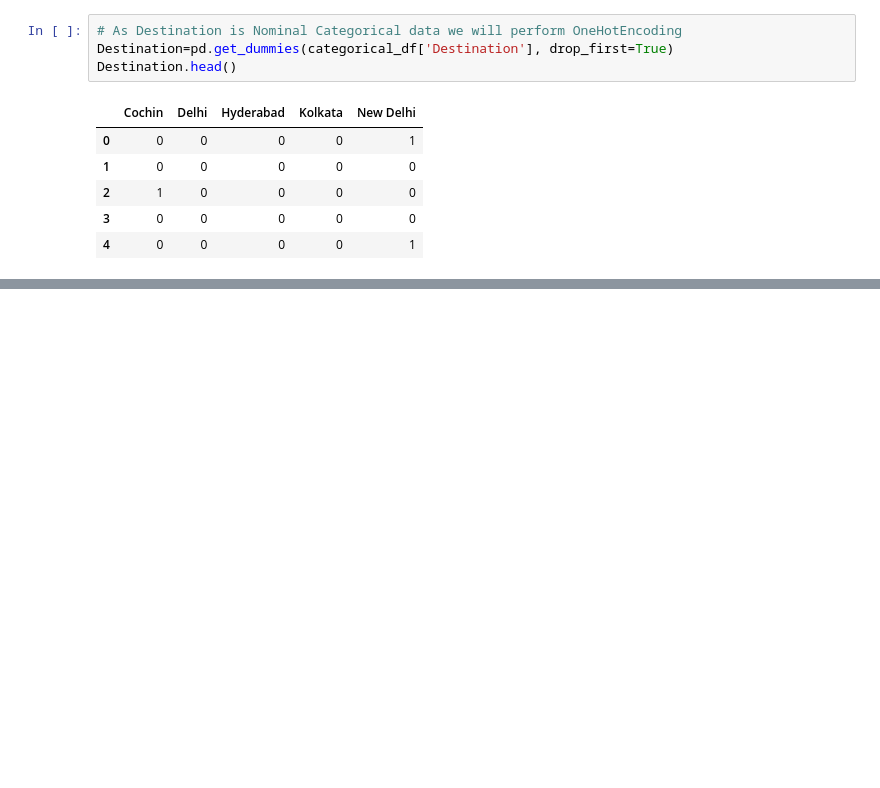
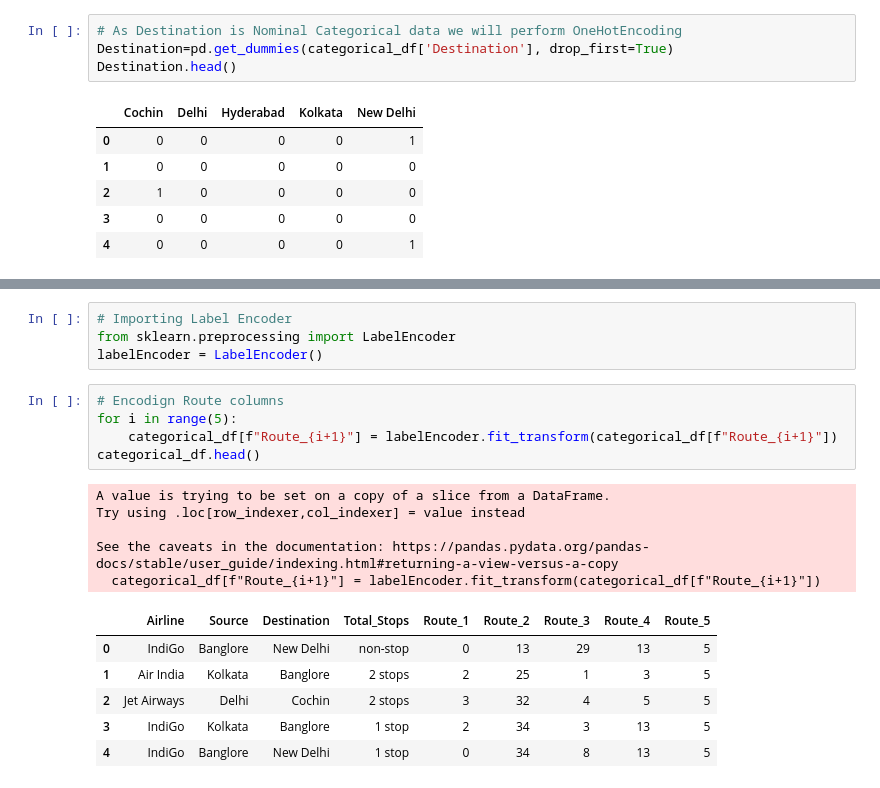
Before and after one commit to cybersaksham/Flight-Fare-Predict, a Jupyter notebook: main.ipynb, the cells around one changed output, grey strips where cells are left out. Drawn from its saved outputs; the diff is of its cells as text; blank space fills up the shorter version.

```diff
--- a/main.ipynb
+++ b/main.ipynb
@@ -260,0 +320,21 @@ Destination.head()
+# %%
+# Importing Label Encoder
+from sklearn.preprocessing import LabelEncoder
+labelEncoder = LabelEncoder()
+# %%
+# Encodign Route columns
+for i in range(5):
+    categorical_df[f"Route_{i+1}"] = labelEncoder.fit_transform(categorical_df[f"Route_{i+1}"])
+categorical_df.head()
+# %% [output]
+A value is trying to be set on a copy of a slice from a DataFrame.
+Try using .loc[row_indexer,col_indexer] = value instead
+
+See the caveats in the documentation: https://pandas.pydata.org/pandas-docs/stable/user_guide/indexing.html#returning-a-view-versus-a-copy
+  categorical_df[f"Route_{i+1}"] = labelEncoder.fit_transform(categorical_df[f"Route_{i+1}"])
+|  | Airline | Source | Destination | Total_Stops | Route_1 | Route_2 | Route_3 | Route_4 | Route_5 |
+| 0 | IndiGo | Banglore | New Delhi | non-stop | 0 | 13 | 29 | 13 | 5 |
+| 1 | Air India | Kolkata | Banglore | 2 stops | 2 | 25 | 1 | 3 | 5 |
+| 2 | Jet Airways | Delhi | Cochin | 2 stops | 3 | 32 | 4 | 5 | 5 |
+| 3 | IndiGo | Kolkata | Banglore | 1 stop | 2 | 34 | 3 | 13 | 5 |
+| 4 | IndiGo | Banglore | New Delhi | 1 stop | 0 | 34 | 8 | 13 | 5 |
```
Also changed, not shown: parts of 5 cells of this notebook.
